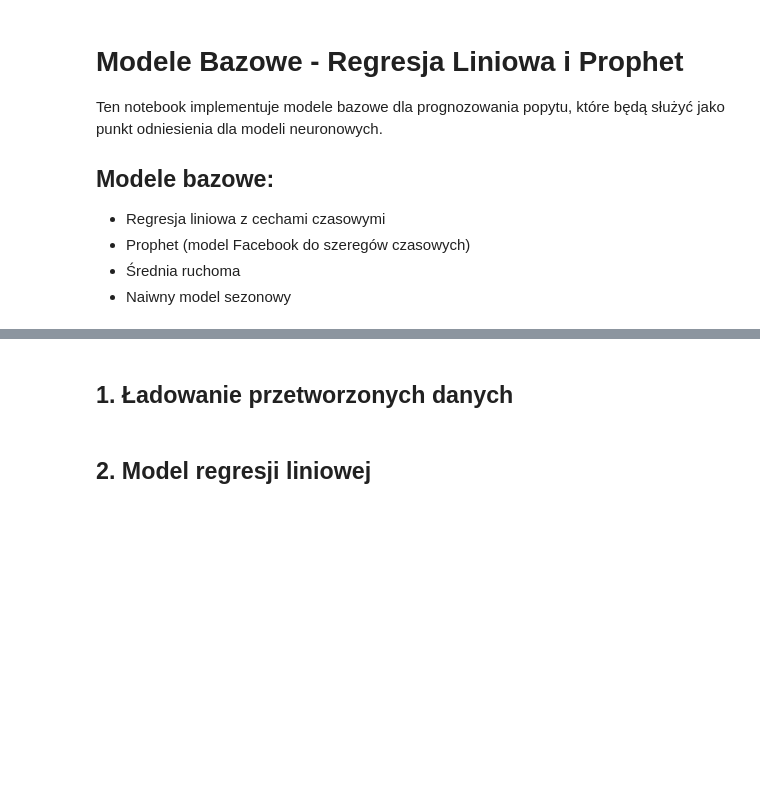
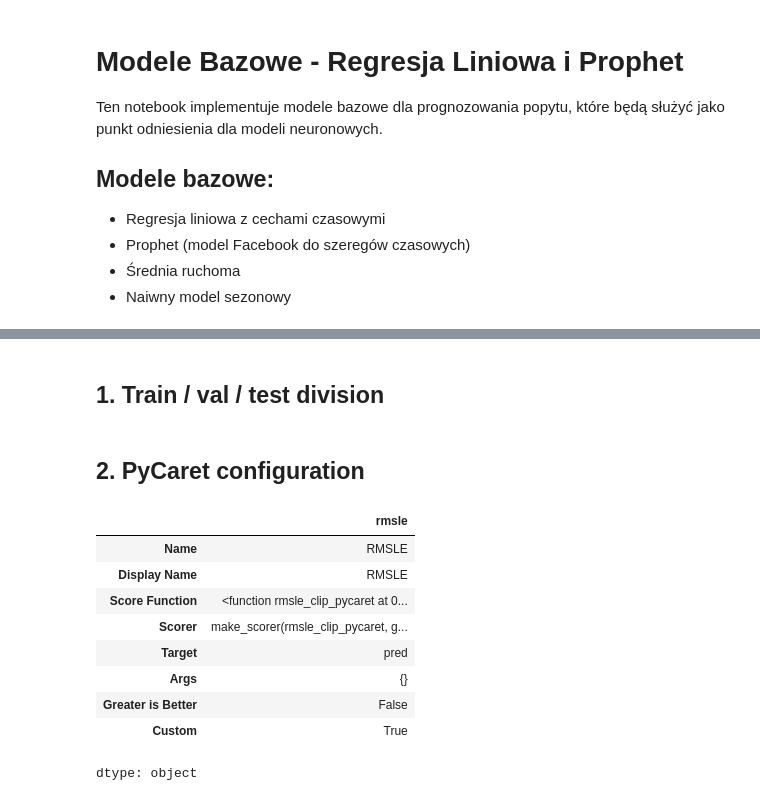
Before and after one commit to mszal449/Commerce-Stock-Prediction, a Jupyter notebook: notebooks/03_baseline_models.ipynb, the cells around one changed output, grey strips where cells are left out. Saved outputs shown, nothing was run; the diff lists cells and outputs as text; code cells hidden in the pictures; blank space fills up the shorter version.

```diff
--- a/notebooks/03_baseline_models.ipynb
+++ b/notebooks/03_baseline_models.ipynb
@@ -23,8 +71,47 @@ sys.path.append('../src')
 # %% [markdown]
-## 1. Ładowanie przetworzonych danych
+## 1. Train / val / test division
 # %%
-# Ładowanie danych z etapu preprocessing
+train_df = pd.read_parquet(DATA/'train.parquet')
+val_df   = pd.read_parquet(DATA/'val.parquet')
+test_df  = pd.read_parquet(DATA/'test.parquet')
+
+target       = "sales"
+feature_cols = train_df.columns.difference(["sales","date"])
 # %% [markdown]
-## 2. Model regresji liniowej
+## 2. PyCaret configuration
 # %%
-# Implementacja i trenowanie regresji liniowej
+exp = RegressionExperiment()
+exp.setup(
+    data          = train_df[feature_cols.tolist() + [target]],
+    test_data     = val_df[feature_cols.tolist()   + [target]],
+    target        = target,
+    session_id    = 42,
+    fold_strategy = "timeseries",
+    fold          = 3,
+    fold_shuffle        = False,
+    data_split_shuffle  = False,
+    verbose       = False,
+    transform_target  = False,
+)
+
+def rmsle_clip_pycaret(y_true, y_pred, **kwargs):
+    return rmsle(y_true, np.clip(y_pred, 0, None))
+
+exp.remove_metric("rmsle")
+exp.add_metric(
+    id               = "rmsle",
+    name             = "RMSLE",
+    score_func       = rmsle_clip_pycaret,
+    greater_is_better= False,
+)
+# %% [output]
+|  | rmsle |
+| Name | RMSLE |
+| Display Name | RMSLE |
+| Score Function | <function rmsle_clip_pycaret at 0... |
+| Scorer | make_scorer(rmsle_clip_pycaret, g... |
+| Target | pred |
+| Args | {} |
+| Greater is Better | False |
+| Custom | True |
+dtype: object
```
Also changed, not shown: parts of 17 cells of this notebook, 1 other file.
